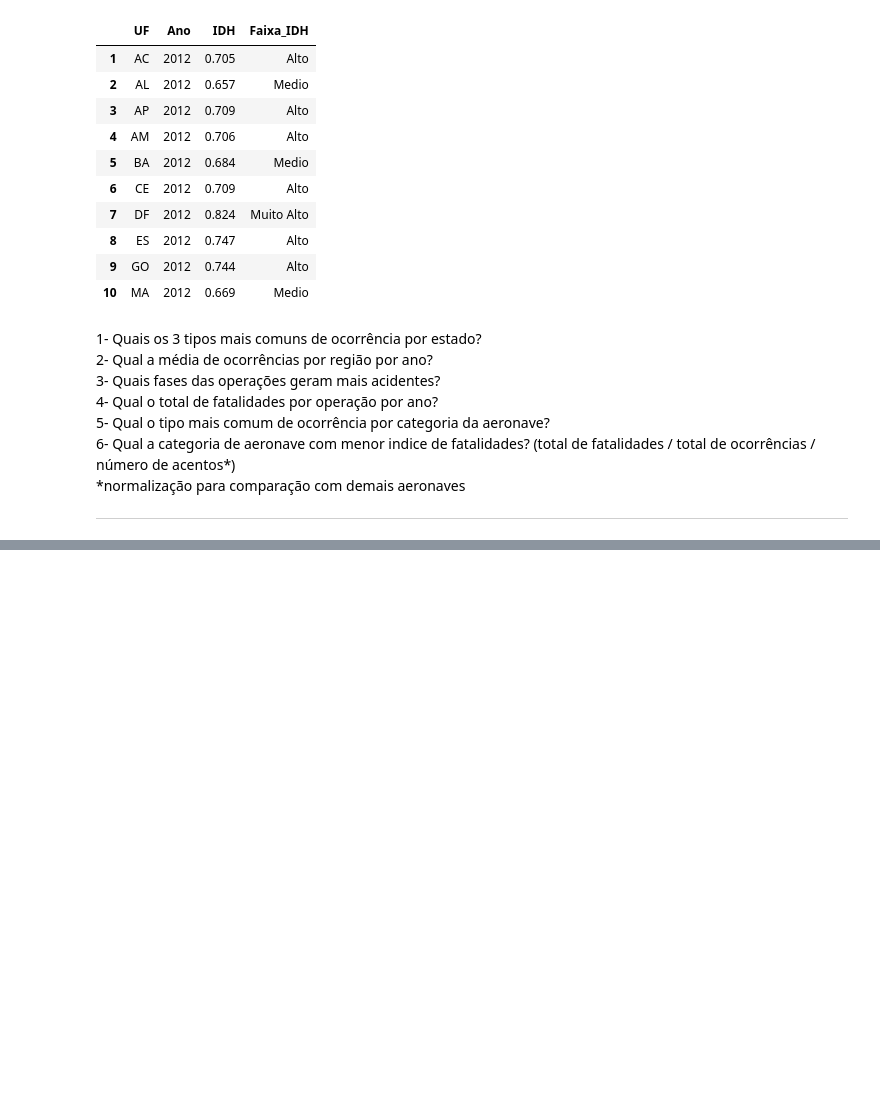
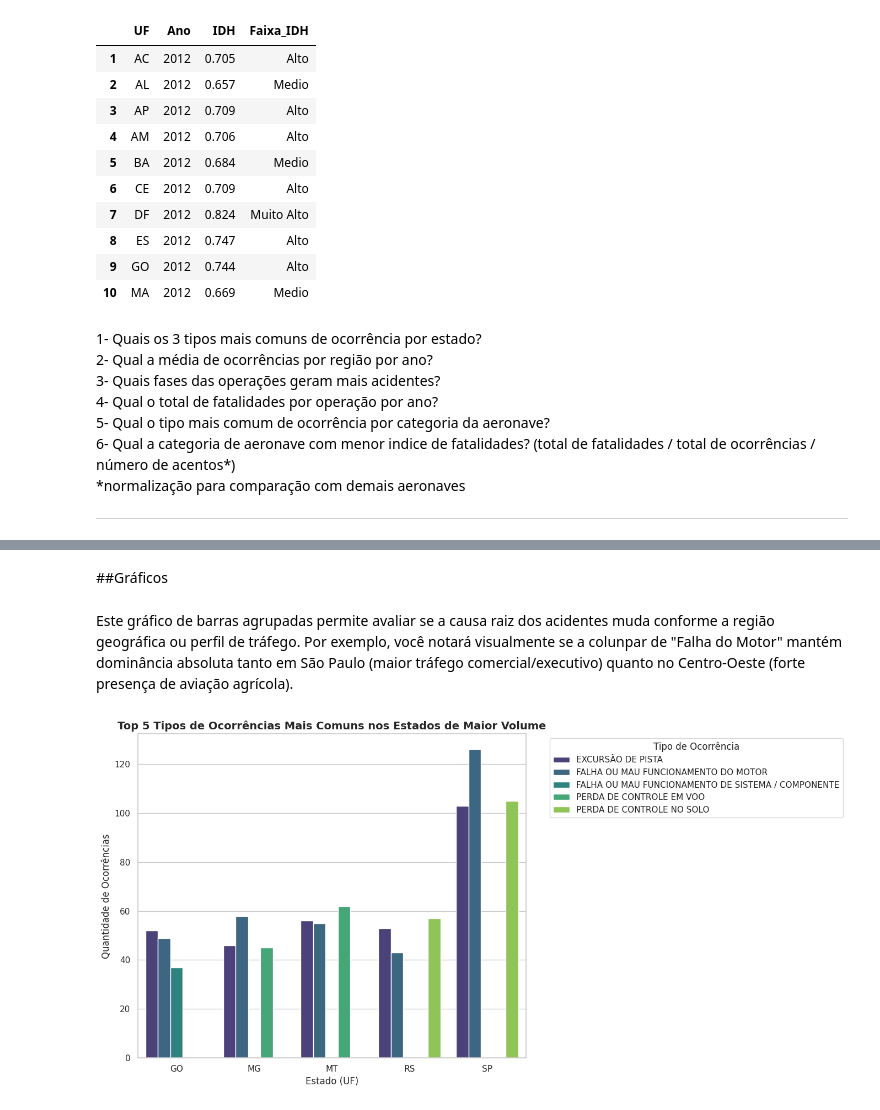
Before and after one commit to Jobanu/Projeto-Final-DS-PY-004, a Jupyter notebook: notebook/analise.ipynb, the cells around one changed output, grey strips where cells are left out. Drawn from its saved outputs; the diff is of its cells as text; code cells hidden in the pictures; blank space fills up the shorter version.

Commit message:
Plottando gráficos

```diff
--- a/notebook/analise.ipynb
+++ b/notebook/analise.ipynb
@@ -1166 +1389,29 @@ TPR                                 3.230216
 M60                                 4.000000
+# %% [markdown]
+##Gráficos
+# %% [markdown]
+Este gráfico de barras agrupadas permite avaliar se a causa raiz dos acidentes muda conforme a região geográfica ou perfil de tráfego. Por exemplo, você notará visualmente se a colunpar de "Falha do Motor" mantém dominância absoluta tanto em São Paulo (maior tráfego comercial/executivo) quanto no Centro-Oeste (forte presença de aviação agrícola).
+# %%
+import matplotlib.pyplot as plt
+import seaborn as sns
+
+sns.set_theme(style="whitegrid")
+plt.rcParams['figure.figsize'] = [12, 6]
+
+top5_estados = df['UF'].value_counts().head(5).index
+
+df_top5 = df[df['UF'].isin(top5_estados)]
+df_amostragem = df_top5.groupby(['UF', 'Descricao_do_Tipo']).size().reset_index(name='Quantidade')
+df_amostragem = df_amostragem.groupby('UF').apply(lambda x: x.nlargest(3, 'Quantidade')).reset_index(drop=True)
+
+plt.figure(figsize=(14, 7))
+sns.barplot(data=df_amostragem, x='UF', y='Quantidade', hue='Descricao_do_Tipo', palette='viridis')
+
+plt.title('Top 5 Tipos de Ocorrências Mais Comuns nos Estados de Maior Volume', fontsize=14, fontweight='bold')
+plt.xlabel('Estado (UF)', fontsize=12)
+plt.ylabel('Quantidade de Ocorrências', fontsize=12)
+plt.legend(title='Tipo de Ocorrência', bbox_to_anchor=(1.05, 1), loc='upper left')
+plt.tight_layout()
+plt.show()
+# %% [output]
+[figure, added]
```
Also changed, not shown: parts of 43 cells of this notebook.
